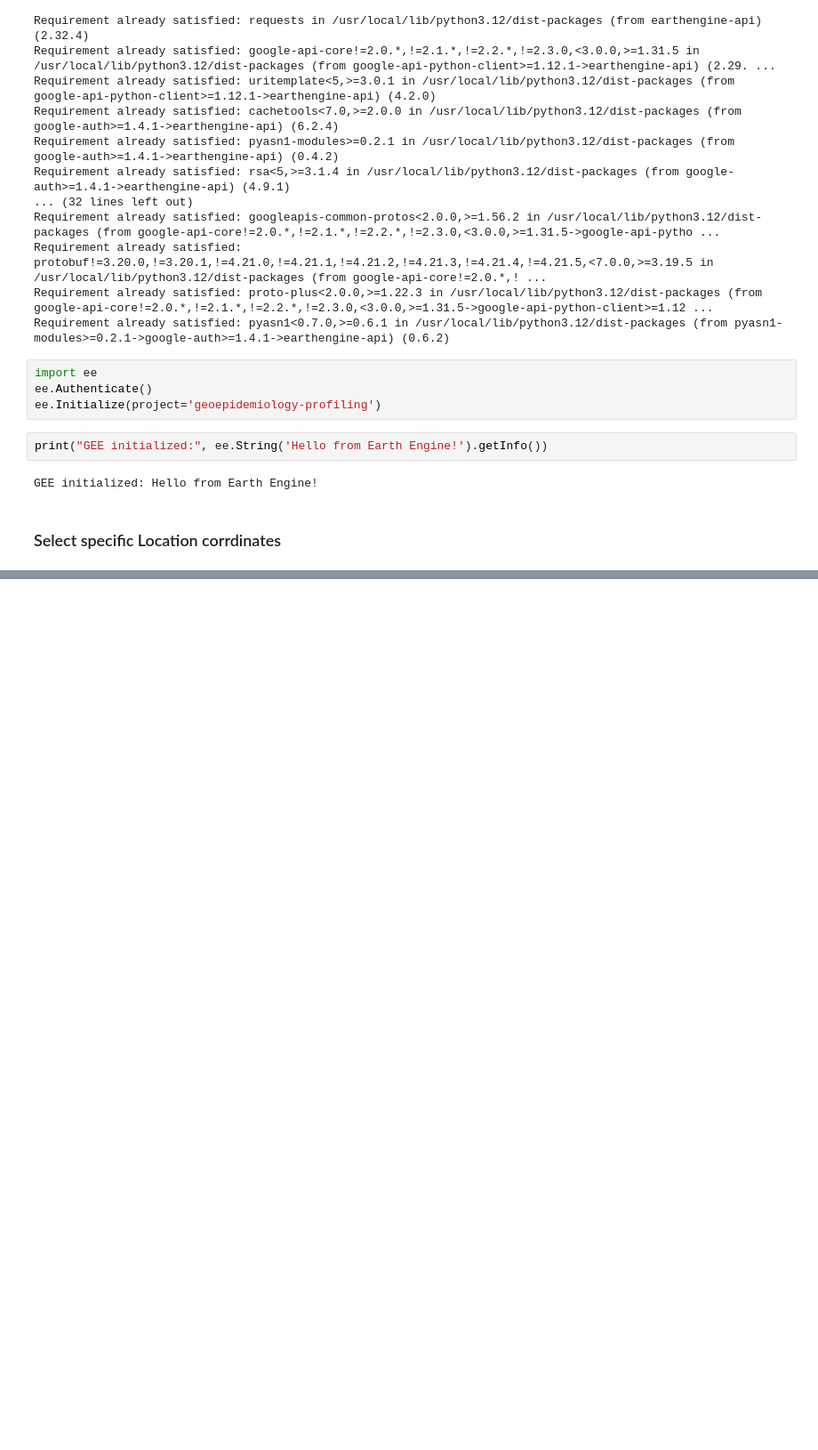
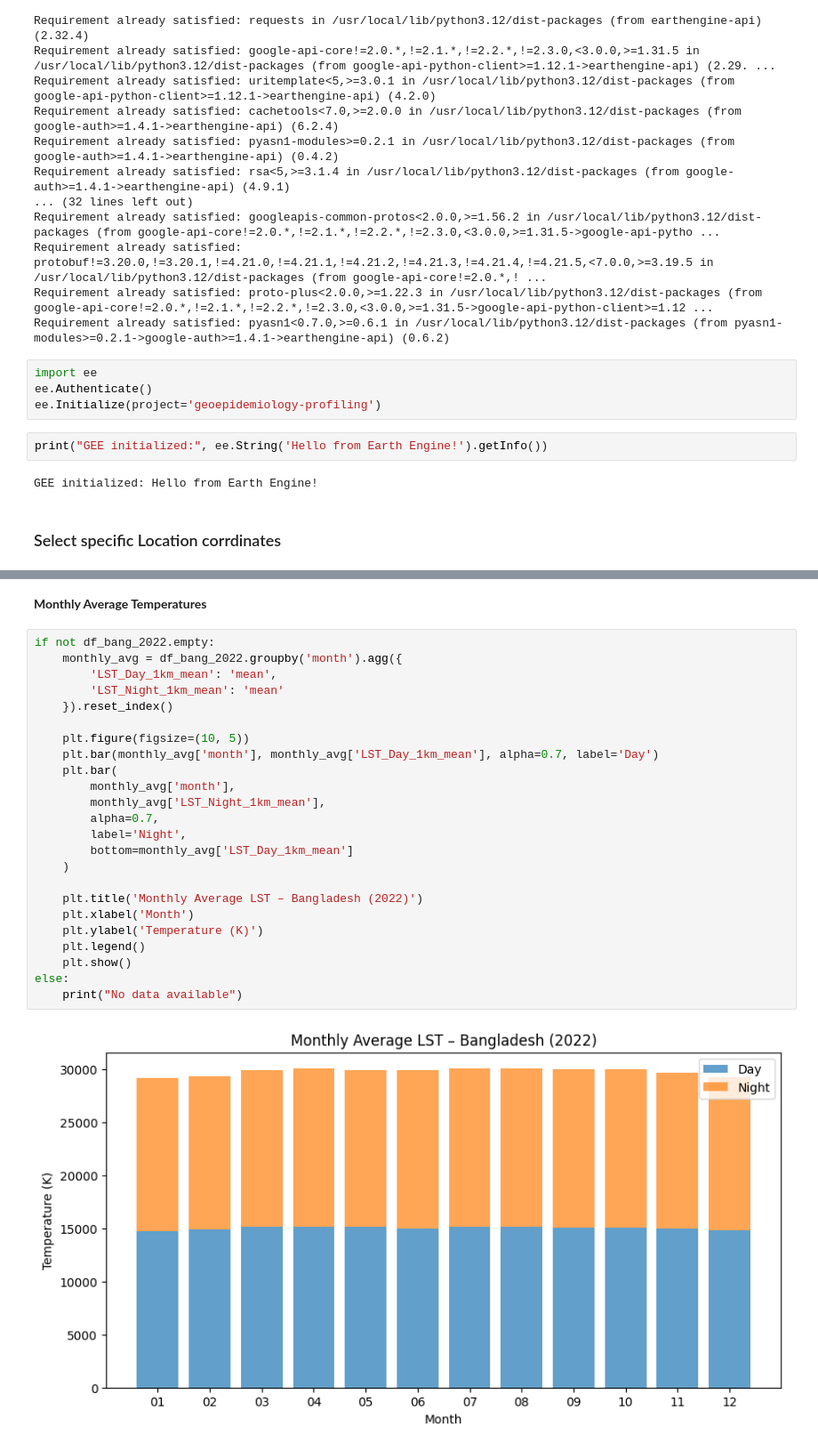
Before and after one commit to Amzilynn/Geoepidemiology-Profiling, a Jupyter notebook: Geoepidemiology_Profiling.ipynb, the cells around one changed output, grey strips where cells are left out. Shown at 89% size. Saved outputs shown, nothing was run; the diff lists cells and outputs as text; blank space fills up the shorter version.

```diff
--- a/Geoepidemiology_Profiling.ipynb
+++ b/Geoepidemiology_Profiling.ipynb
@@ -1217,0 +352,28 @@ print("="*60)
+# %% [markdown]
+**Monthly Average Temperatures**
+# %%
+if not df_bang_2022.empty:
+    monthly_avg = df_bang_2022.groupby('month').agg({
+        'LST_Day_1km_mean': 'mean',
+        'LST_Night_1km_mean': 'mean'
+    }).reset_index()
+
+    plt.figure(figsize=(10, 5))
+    plt.bar(monthly_avg['month'], monthly_avg['LST_Day_1km_mean'], alpha=0.7, label='Day')
+    plt.bar(
+        monthly_avg['month'],
+        monthly_avg['LST_Night_1km_mean'],
+        alpha=0.7,
+        label='Night',
+        bottom=monthly_avg['LST_Day_1km_mean']
+    )
+
+    plt.title('Monthly Average LST – Bangladesh (2022)')
+    plt.xlabel('Month')
+    plt.ylabel('Temperature (K)')
+    plt.legend()
+    plt.show()
+else:
+    print("No data available")
+# %% [output]
+[figure, added]
```
Also changed, not shown: parts of 82 cells of this notebook.
